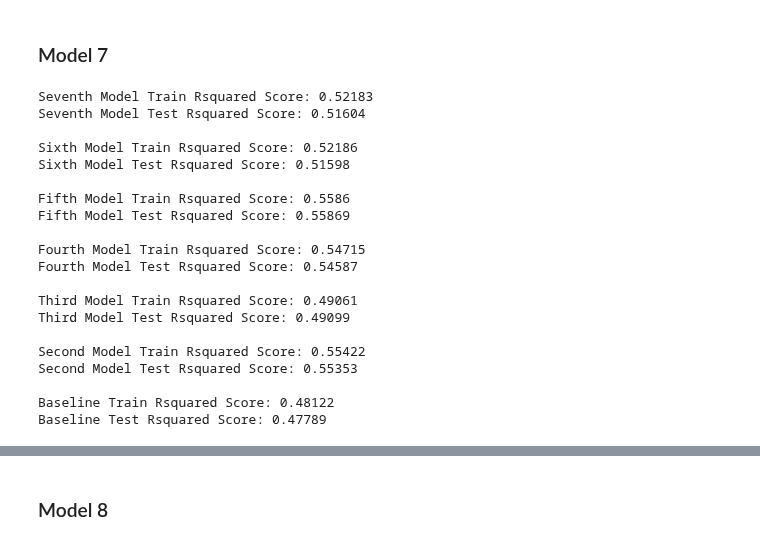
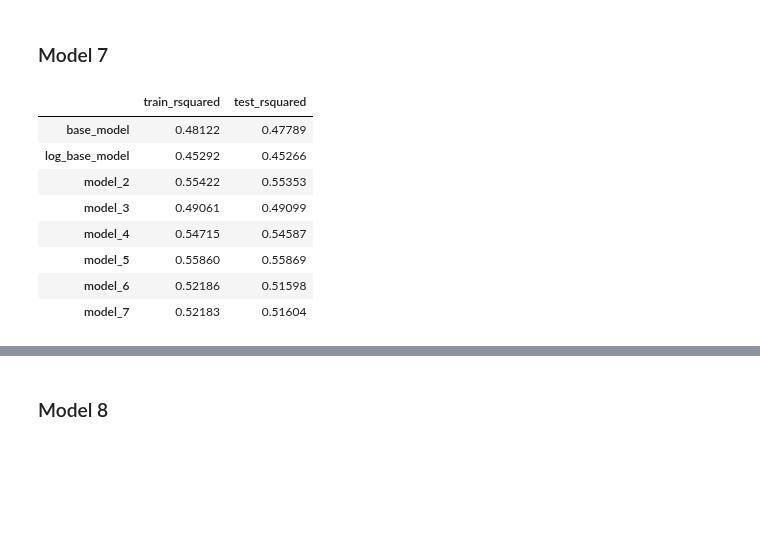
Before and after one commit to cschneck7/phase-2-project, a Jupyter notebook: EDA_and_Modelling.ipynb, the cells around one changed output, grey strips where cells are left out. Cells and saved outputs as stored; diff of their text form; code cells hidden in the pictures; blank space fills up the shorter version.

```diff
--- a/EDA_and_Modelling.ipynb
+++ b/EDA_and_Modelling.ipynb
@@ -527,0 +439,7 @@ Baseline Test Rsquared Score: 0.47789
+# %%
+# Creates independent training data used for model 4
+X_train_model4 = X_train.drop(columns=['bedrooms', 'bathrooms'], axis=1)
+
+# Returns dataframe consisting models cross validated average Rsquared scores
+df_rsquared_cv = dp.rsquared_df(X_train_model4, y_train, 'model_4', df_rsquared_cv)
+df_rsquared_cv
@@ -817,61 +623,23 @@ strong multicollinearity or other numerical problems.
 The resulting model has a lower R<sup>2</sup> score of around .521 compared to .547 of the fourth model. The Jarcque-Bera score is still pretty high, though compared to model 4 it has greatly improved. One thing to note though is the large condition number that may be caused by the large P value for feature `floors`. Let's try a model without the floors column.
 # %% [markdown]
 ### Model 7
-# %%
-# Creates independent training data used for model 5
-X_train_model7 = X_train_model6.drop(columns='floors', axis=1)
-
-# Cross validates training data from seventh model
-model7_results = dp.cross_val(X_train_model7, y_train_model6)
-
-# prints the seventh models cross validation results
-print('Seventh Model Train Rsquared Score: {}'.format(round(model7_results['train_score'].mean(), 5)))
-print('Seventh Model Test Rsquared Score: {}\n'.format(round(model7_results['test_score'].mean(), 5)))
-
-# prints the sixth models cross validation results
-print('Sixth Model Train Rsquared Score: {}'.format(round(model6_results['train_score'].mean(), 5)))
-print('Sixth Model Test Rsquared Score: {}\n'.format(round(model6_results['test_score'].mean(), 5)))
-
-# prints the fifth models cross validation results
-print('Fifth Model Train Rsquared Score: {}'.format(round(model5_results['train_score'].mean(), 5)))
-print('Fifth Model Test Rsquared Score: {}\n'.format(round(model5_results['test_score'].mean(), 5)))
-
-# prints the fourth models cross validation results
-print('Fourth Model Train Rsquared Score: {}'.format(round(model4_results['train_score'].mean(), 5)))
-print('Fourth Model Test Rsquared Score: {}\n'.format(round(model4_results['test_score'].mean(), 5)))
-
-# prints the third models cross validation results
-print('Third Model Train Rsquared Score: {}'.format(round(model3_results['train_score'].mean(), 5)))
-print('Third Model Test Rsquared Score: {}\n'.format(round(model3_results['test_score'].mean(), 5)))
-
-# prints the second models cross validation results
-print('Second Model Train Rsquared Score: {}'.format(round(model2_results['train_score'].mean(), 5)))
-print('Second Model Test Rsquared Score: {}\n'.format(round(model2_results['test_score'].mean(), 5)))
-
-# prints the baseline models cross validation results
-print('Baseline Train Rsquared Score: {}'.format(round(base_results['train_score'].mean(), 5)))
-print('Baseline Test Rsquared Score: {}'.format(round(base_results['test_score'].mean(), 5)))
-# %% [output]
-Seventh Model Train Rsquared Score: 0.52183
-Seventh Model Test Rsquared Score: 0.51604
-
-Sixth Model Train Rsquared Score: 0.52186
-Sixth Model Test Rsquared Score: 0.51598
-
-Fifth Model Train Rsquared Score: 0.5586
-Fifth Model Test Rsquared Score: 0.55869
-
-Fourth Model Train Rsquared Score: 0.54715
-Fourth Model Test Rsquared Score: 0.54587
-
-Third Model Train Rsquared Score: 0.49061
-Third Model Test Rsquared Score: 0.49099
-
-Second Model Train Rsquared Score: 0.55422
-Second Model Test Rsquared Score: 0.55353
-
-Baseline Train Rsquared Score: 0.48122
-Baseline Test Rsquared Score: 0.47789
+# %%
+# Creates independent training data used for model 5
+X_train_model7 = X_train_model6.drop(columns='floors', axis=1)
+
+# Returns dataframe consisting models cross validated average Rsquared scores
+df_rsquared_cv = dp.rsquared_df(X_train_model7, y_train_model6, 'model_7', df_rsquared_cv)
+df_rsquared_cv
+# %% [output]
+|  | train_rsquared | test_rsquared |
+| base_model | 0.48122 | 0.47789 |
+| log_base_model | 0.45292 | 0.45266 |
+| model_2 | 0.55422 | 0.55353 |
+| model_3 | 0.49061 | 0.49099 |
+| model_4 | 0.54715 | 0.54587 |
+| model_5 | 0.55860 | 0.55869 |
+| model_6 | 0.52186 | 0.51598 |
+| model_7 | 0.52183 | 0.51604 |
 # %%
 model7 = dp.model_summary(X_train_model7, y_train_model6)
 model7.summary()
```
Also changed, not shown: parts of 43 cells of this notebook, 2 other files.
